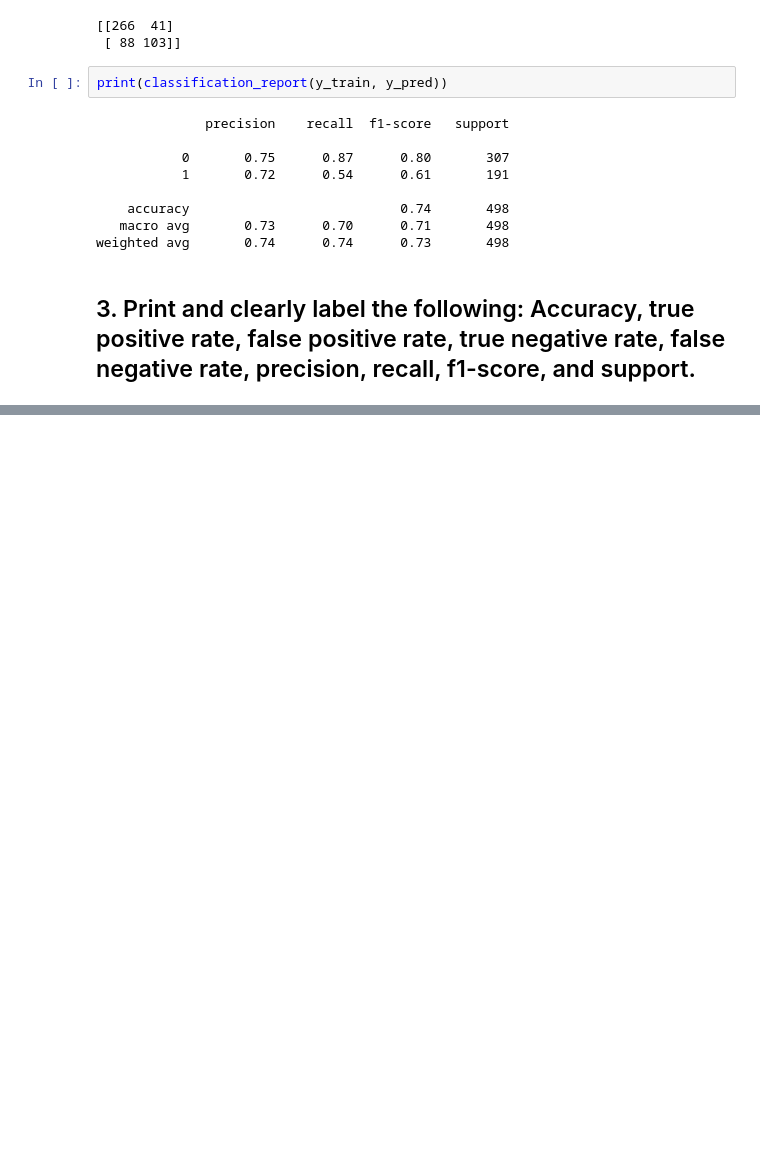
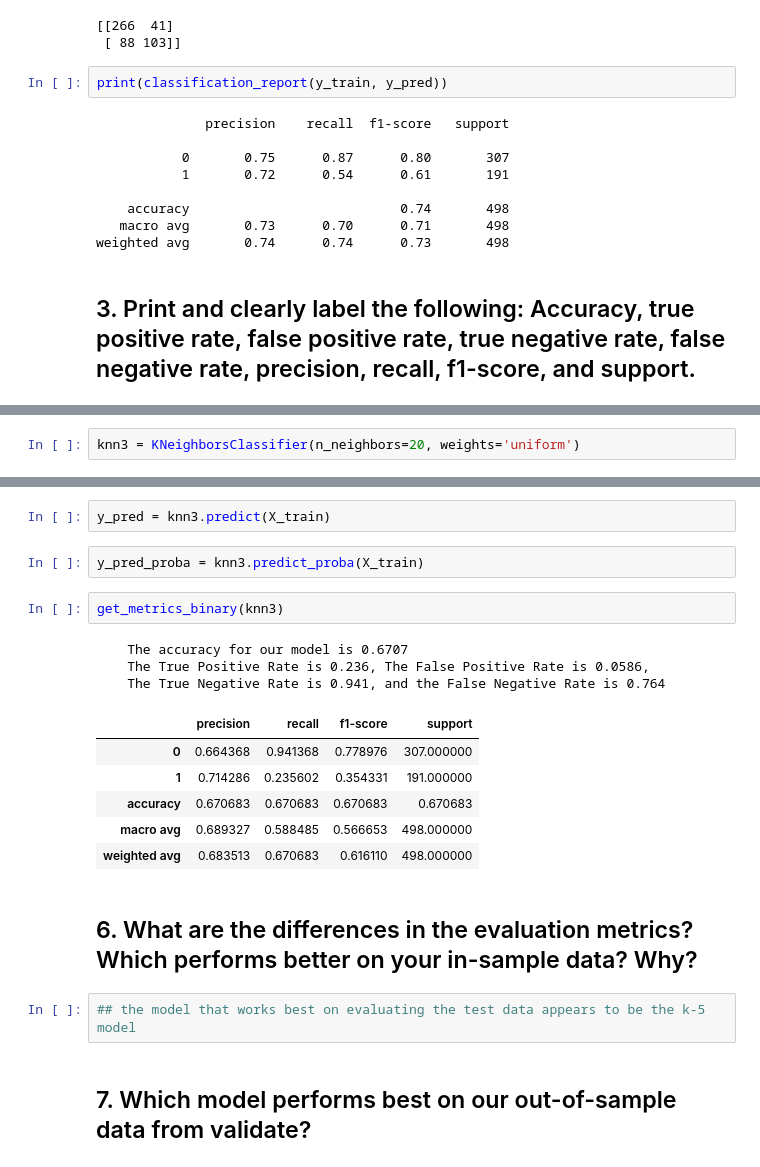
Before and after one commit to johngrinstead/classification-exercises, a Jupyter notebook: model.ipynb, the cells around one changed output, grey strips where cells are left out. Drawn from its saved outputs; the diff is of its cells as text; blank space fills up the shorter version.

```diff
--- a/model.ipynb
+++ b/model.ipynb
@@ -727,0 +766,2 @@ weighted avg       0.74      0.74      0.73       498
+# %%
+knn3 = KNeighborsClassifier(n_neighbors=20, weights='uniform')
@@ -727,0 +772,22 @@ weighted avg       0.74      0.74      0.73       498
+# %%
+y_pred = knn3.predict(X_train)
+# %%
+y_pred_proba = knn3.predict_proba(X_train)
+# %%
+get_metrics_binary(knn3)
+# %% [output]
+    The accuracy for our model is 0.6707
+    The True Positive Rate is 0.236, The False Positive Rate is 0.0586,
+    The True Negative Rate is 0.941, and the False Negative Rate is 0.764
+|  | precision | recall | f1-score | support |
+| 0 | 0.664368 | 0.941368 | 0.778976 | 307.000000 |
+| 1 | 0.714286 | 0.235602 | 0.354331 | 191.000000 |
+| accuracy | 0.670683 | 0.670683 | 0.670683 | 0.670683 |
+| macro avg | 0.689327 | 0.588485 | 0.566653 | 498.000000 |
+| weighted avg | 0.683513 | 0.670683 | 0.616110 | 498.000000 |
+# %% [markdown]
+## 6. What are the differences in the evaluation metrics? Which performs better on your in-sample data? Why?
+# %%
+## the model that works best on evaluating the test data appears to be the k-5 model
+# %% [markdown]
+## 7. Which model performs best on our out-of-sample data from validate?
```
Also changed, not shown: parts of 10 cells of this notebook.
